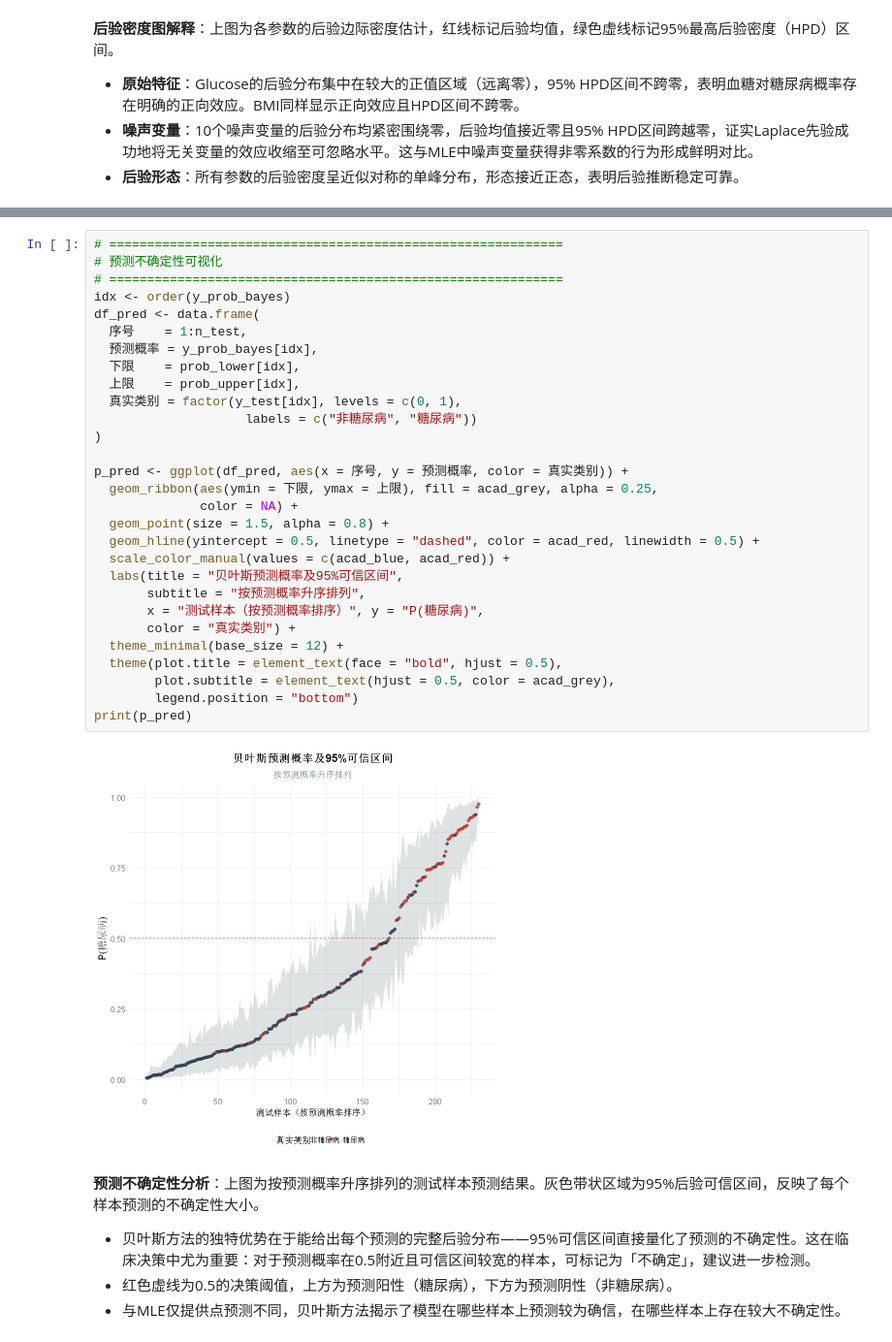
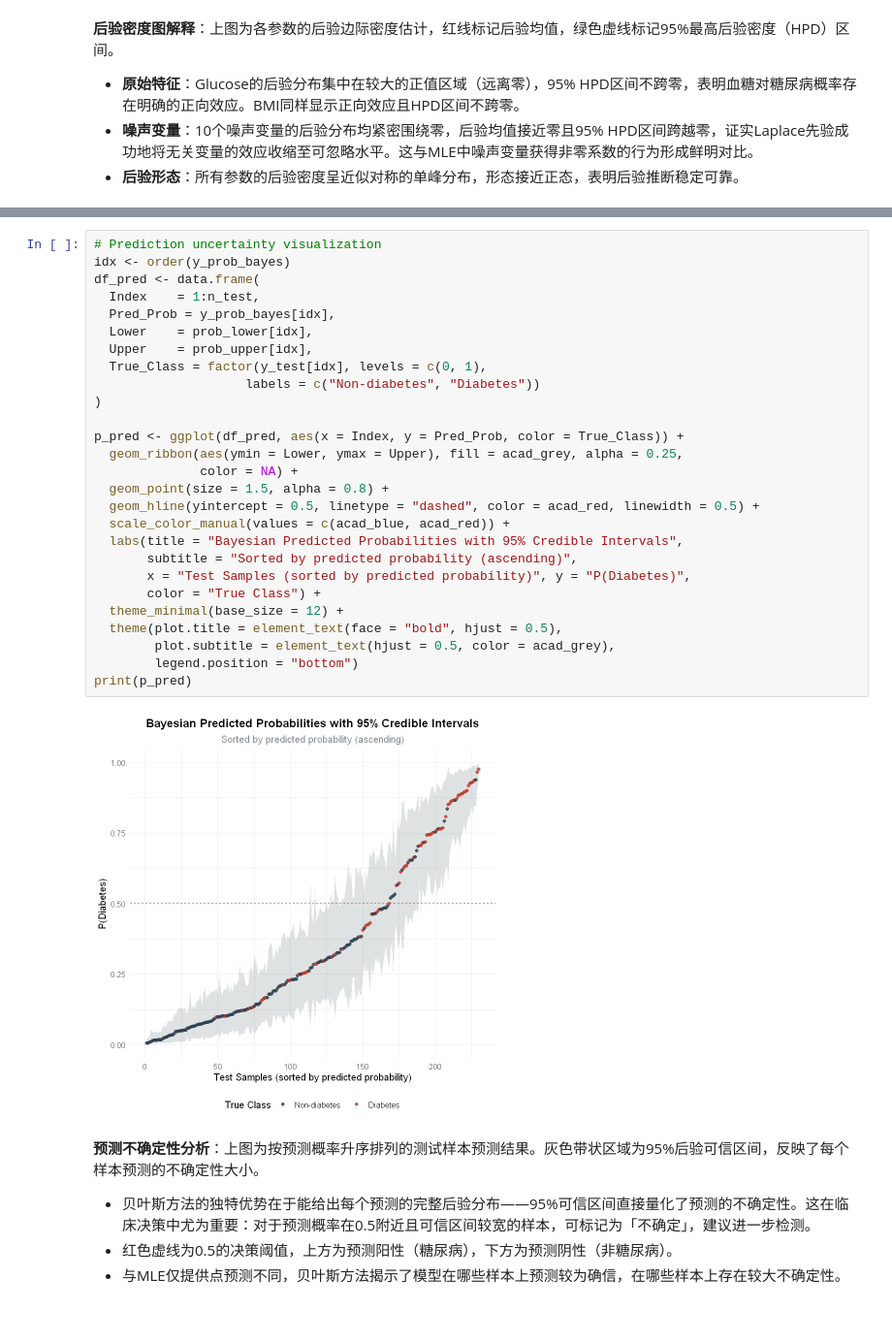
Before and after one commit to xiaozhang1215/bayesian_group_project, a Jupyter notebook: code_bayesian_group.ipynb, the cells around one changed output, grey strips where cells are left out. Shown at 97% size. Cells and saved outputs as stored; diff of their text form.

```diff
--- a/code_bayesian_group.ipynb
+++ b/code_bayesian_group.ipynb
@@ -982,34 +1052,32 @@ Predicted   0   1
 # %%
-# ============================================================
-# 预测不确定性可视化
-# ============================================================
+# Prediction uncertainty visualization
 idx <- order(y_prob_bayes)
 df_pred <- data.frame(
-  序号    = 1:n_test,
-  预测概率 = y_prob_bayes[idx],
-  下限    = prob_lower[idx],
-  上限    = prob_upper[idx],
-  真实类别 = factor(y_test[idx], levels = c(0, 1),
-                    labels = c("非糖尿病", "糖尿病"))
+  Index    = 1:n_test,
+  Pred_Prob = y_prob_bayes[idx],
+  Lower    = prob_lower[idx],
+  Upper    = prob_upper[idx],
+  True_Class = factor(y_test[idx], levels = c(0, 1),
+                    labels = c("Non-diabetes", "Diabetes"))
 )
 
-p_pred <- ggplot(df_pred, aes(x = 序号, y = 预测概率, color = 真实类别)) +
-  geom_ribbon(aes(ymin = 下限, ymax = 上限), fill = acad_grey, alpha = 0.25,
+p_pred <- ggplot(df_pred, aes(x = Index, y = Pred_Prob, color = True_Class)) +
+  geom_ribbon(aes(ymin = Lower, ymax = Upper), fill = acad_grey, alpha = 0.25,
               color = NA) +
   geom_point(size = 1.5, alpha = 0.8) +
   geom_hline(yintercept = 0.5, linetype = "dashed", color = acad_red, linewidth = 0.5) +
   scale_color_manual(values = c(acad_blue, acad_red)) +
-  labs(title = "贝叶斯预测概率及95%可信区间",
-       subtitle = "按预测概率升序排列",
-       x = "测试样本（按预测概率排序）", y = "P(糖尿病)",
-       color = "真实类别") +
+  labs(title = "Bayesian Predicted Probabilities with 95% Credible Intervals",
+       subtitle = "Sorted by predicted probability (ascending)",
+       x = "Test Samples (sorted by predicted probability)", y = "P(Diabetes)",
+       color = "True Class") +
   theme_minimal(base_size = 12) +
   theme(plot.title = element_text(face = "bold", hjust = 0.5),
         plot.subtitle = element_text(hjust = 0.5, color = acad_grey),
         legend.position = "bottom")
 print(p_pred)
 # %% [output]
-[figure, old version]
+[figure, new version]
 # %% [markdown]
 **预测不确定性分析**：上图为按预测概率升序排列的测试样本预测结果。灰色带状区域为95%后验可信区间，反映了每个样本预测的不确定性大小。
 
```
Also changed, not shown: parts of 34 cells of this notebook, 1 other file.
